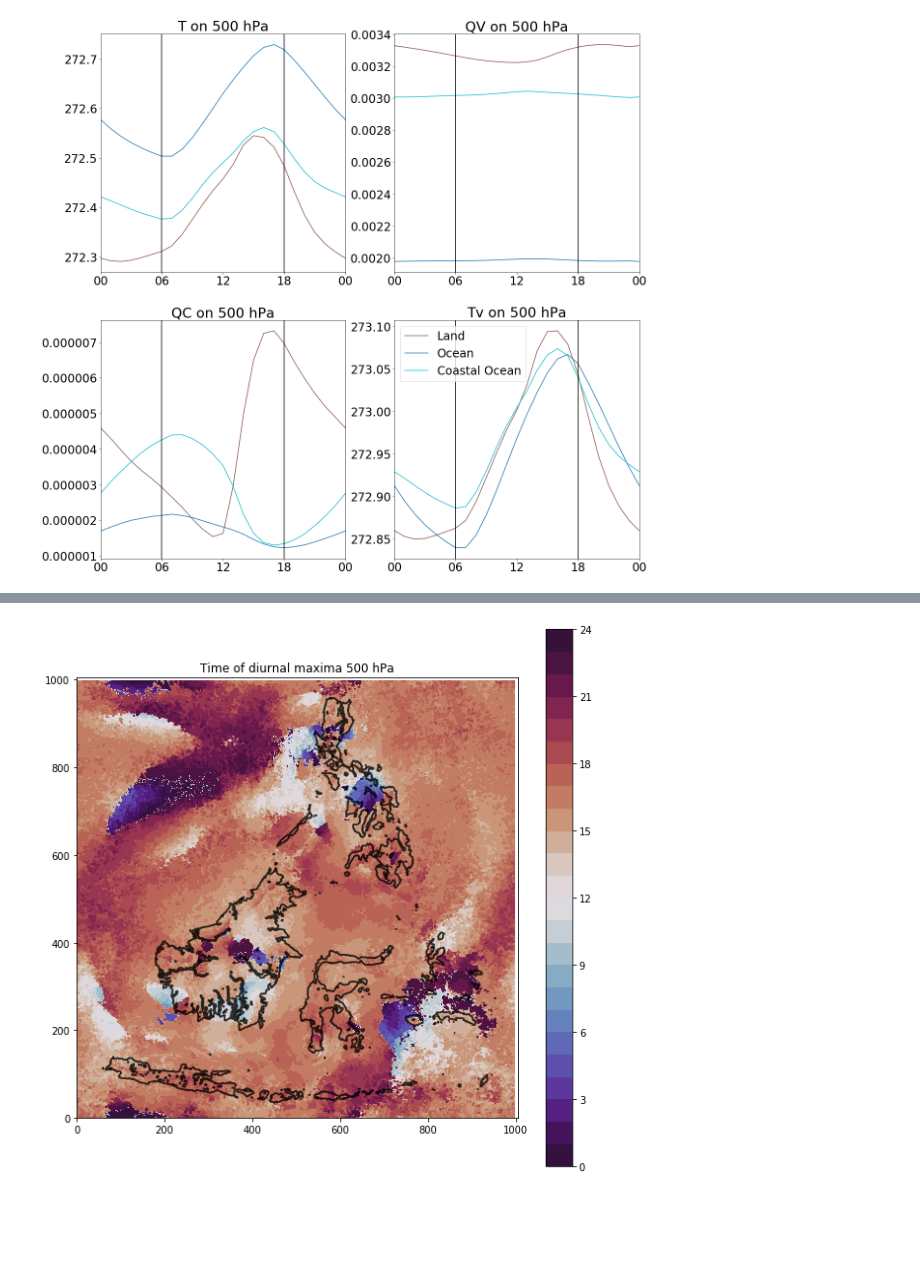
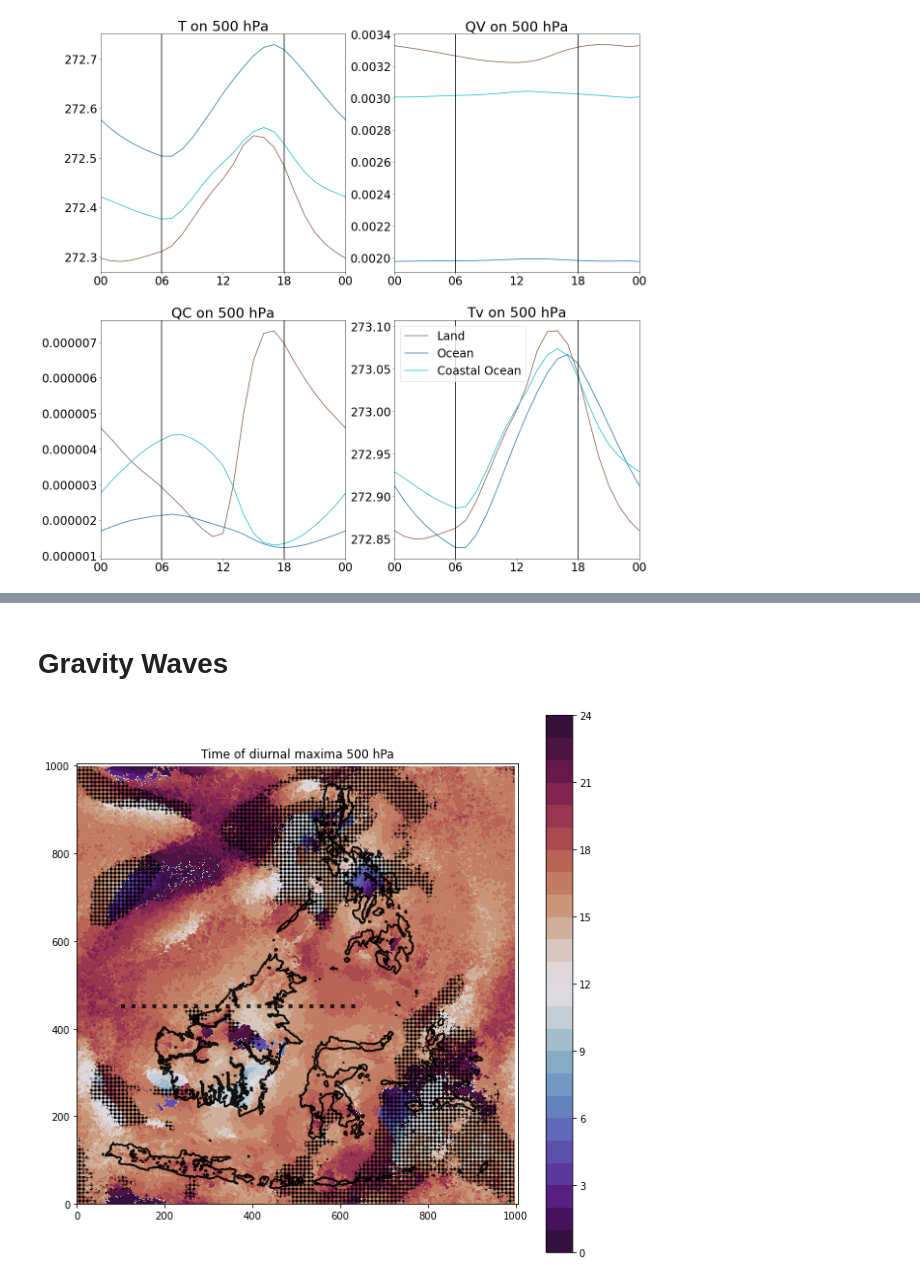
Before and after one commit to leuty/primary_data_tropical_islands, a Jupyter notebook: analysis_jptr/Diurnal_Cycles.ipynb, the cells around one changed output, grey strips where cells are left out. Cells and saved outputs as stored; diff of their text form; code cells hidden in the pictures; blank space fills up the shorter version.

```diff
--- a/analysis_jptr/Diurnal_Cycles.ipynb
+++ b/analysis_jptr/Diurnal_Cycles.ipynb
@@ -19,23 +21,21 @@ Cannot import USCOUNTIES and USSTATES without Cartopy installed.
 # %%
-%%capture
-
 #dhourmean
-path = '/scratch/snx3000/davidle/RCE-LND_new/analysis/RCE_300_3km_1006x1006_ALL_ens?/'
+path = '/project/s916/davidle/RCE-LND/analysis/RCE_300_3km_1006x1006_ALL_ens?/'
 file='dhourmean.nc'
-all_dhourmean= xr.open_mfdataset(path+file, concat_dim='ens').squeeze()
+all_dhourmean= xr.open_mfdataset(path+file, concat_dim='ens', combine='nested').squeeze()
 
 #Wet-Day Frequency
-path = '/scratch/snx3000/davidle/RCE-LND_new/analysis/RCE_300_3km_1006x1006_ALL_ens?/precip_stats/'
+path = '/project/s916/davidle/RCE-LND/analysis/RCE_300_3km_1006x1006_ALL_ens?/precip_stats/'
 file='precip_wd_freq_2D_eq.nc'
-all_wd_freq= xr.open_mfdataset(path+file, concat_dim='ens').squeeze()
+all_wd_freq= xr.open_mfdataset(path+file, concat_dim='ens', combine='nested').squeeze()
 
 #TWATER
-path = '/scratch/snx3000/davidle/RCE-LND_new/analysis/ensmean/'
+path = '/project/s916/davidle/RCE-LND/analysis/ensmean/'
 file='ensmean_daycycle_ALL.nc'
 all_2D= xr.open_mfdataset(path+file)
 
 #Landmask
-path = '/scratch/snx3000/davidle/RCE-LND_new/RCE_300_3km_1006x1006_ALL_ens0/output/'
+path = '/project/s916/davidle/RCE-LND/RCE_300_3km_1006x1006_ALL_ens0/output/'
 file='lffd2011032100c.nc'
 all_const = xr.open_mfdataset(path+file).squeeze()
 # %%
@@ -387,7 +385,7 @@ def dc_wmean_3D(fld,weights):
     return np.vstack((dcycle,np.expand_dims(dcycle[0,:], axis=0)))
 # %%
 %%capture
-path = '/scratch/snx3000/davidle/RCE-LND_new/analysis/ensmean/'
+path = '/project/s916/davidle/RCE-LND/analysis/ensmean/'
 file='ensmean_daycycle_ALL_3D_P.nc'
 all_P = xr.open_mfdataset(path+file).squeeze()
 file='ensmean_daycycle_ALL_3D_T.nc'
@@ -503,13 +577,31 @@ plt.savefig('Tv_Diurnal_Cycle.pdf')
+# %% [markdown]
+# Gravity Waves
 # %%
 plt.figure(figsize=(10,10))
 plt.set_cmap('twilight_shifted')
 
 plt.subplot(1,1,1, aspect='equal')
 plot = plt.contourf(np.argmax(all_Tv[:,:,:], axis=0), levels=np.arange(0,25,1))
-plt.contour(all_const.FR_LAND, colors='black', alpha=0.2)
+
+#Add Land outline
+plt.contour(all_const.FR_LAND, colors='black', alpha=0.3)
+
+#Mask for reagons with small amplitude
+amplitude = all_Tv[:,:,:].max(axis=0) - all_Tv[:,:,:].min(axis=0)
+hatches = np.greater(amplitude, 0.2) #Half the daily amplitude, about 25% of all the points
+plt.contourf(hatches, colors='none', hatches=['+++'], levels=[0,0.5])
+
+
 plt.title('Time of diurnal maxima 500 hPa')
+
+#Add horizontal line where cross section is
+ilat = 450
+wlon = 100
+elon = 650
+plt.plot([wlon, elon], [ilat, ilat], 'k', linewidth=4, linestyle='dotted', alpha=0.8)
+
 plt.colorbar(plot)
 
 plt.savefig('Tv_Max.png')
 # %% [output]
-[figure, old version]
+[figure, new version]
```
Also changed, not shown: parts of 12 cells of this notebook.
